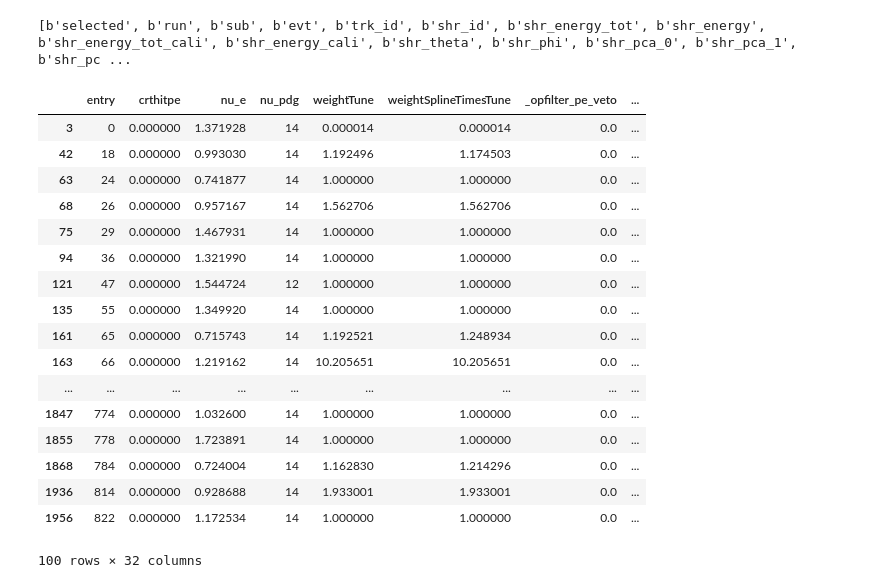
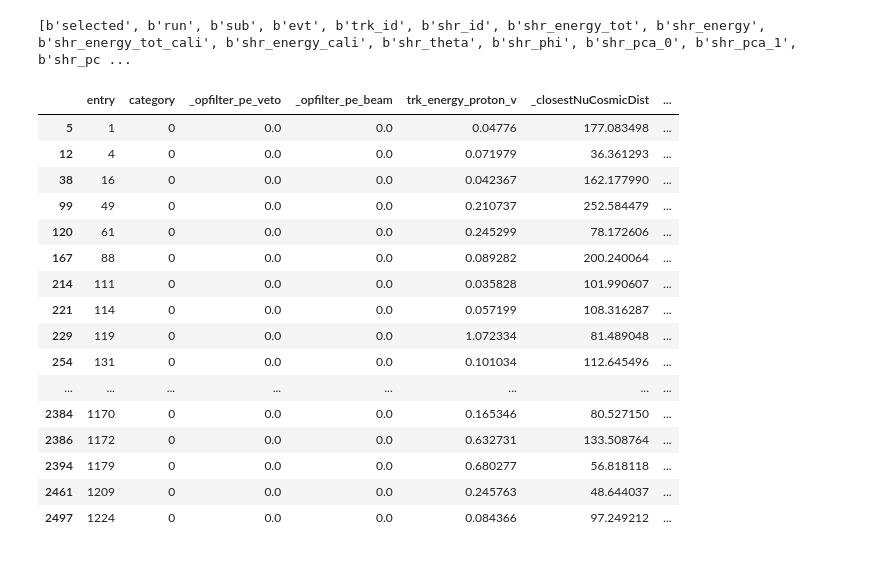
Before and after one commit to finnerudo/MScproject, a Jupyter notebook: Plotting_numu.ipynb, the cells around one changed output. Cells and saved outputs as stored; diff of their text form; code cells hidden in the pictures.

```diff
--- a/Plotting_numu.ipynb
+++ b/Plotting_numu.ipynb
@@ -302,27 +311,26 @@ df_data_EXT = neutrino_energy_data_EXT(EXT_tree)
 df_data = neutrino_energy(df_nu_tree_fhc)
 df_data_real = neutrino_energy_data_EXT(data_tree)
 # %%
-pd.set_option('display.max_rows', 100)
-df_data.head(100)
+pd.set_option('display.max_columns', 100)
+df_data_real.head(100)
 # %% [output]
-|  | entry | crthitpe | nu_e | nu_pdg | weightTune | weightSplineTimesTune | _opfilter_pe_veto | ... |
-| 3 | 0 | 0.000000 | 1.371928 | 14 | 0.000014 | 0.000014 | 0.0 | ... |
-| 42 | 18 | 0.000000 | 0.993030 | 14 | 1.192496 | 1.174503 | 0.0 | ... |
-| 63 | 24 | 0.000000 | 0.741877 | 14 | 1.000000 | 1.000000 | 0.0 | ... |
-| 68 | 26 | 0.000000 | 0.957167 | 14 | 1.562706 | 1.562706 | 0.0 | ... |
-| 75 | 29 | 0.000000 | 1.467931 | 14 | 1.000000 | 1.000000 | 0.0 | ... |
-| 94 | 36 | 0.000000 | 1.321990 | 14 | 1.000000 | 1.000000 | 0.0 | ... |
-| 121 | 47 | 0.000000 | 1.544724 | 12 | 1.000000 | 1.000000 | 0.0 | ... |
-| 135 | 55 | 0.000000 | 1.349920 | 14 | 1.000000 | 1.000000 | 0.0 | ... |
-| 161 | 65 | 0.000000 | 0.715743 | 14 | 1.192521 | 1.248934 | 0.0 | ... |
-| 163 | 66 | 0.000000 | 1.219162 | 14 | 10.205651 | 10.205651 | 0.0 | ... |
-| ... | ... | ... | ... | ... | ... | ... | ... | ... |
-| 1847 | 774 | 0.000000 | 1.032600 | 14 | 1.000000 | 1.000000 | 0.0 | ... |
-| 1855 | 778 | 0.000000 | 1.723891 | 14 | 1.000000 | 1.000000 | 0.0 | ... |
-| 1868 | 784 | 0.000000 | 0.724004 | 14 | 1.162830 | 1.214296 | 0.0 | ... |
-| 1936 | 814 | 0.000000 | 0.928688 | 14 | 1.933001 | 1.933001 | 0.0 | ... |
-| 1956 | 822 | 0.000000 | 1.172534 | 14 | 1.000000 | 1.000000 | 0.0 | ... |
+|  | entry | category | _opfilter_pe_veto | _opfilter_pe_beam | trk_energy_proton_v | _closestNuCosmicDist | ... |
+| 5 | 1 | 0 | 0.0 | 0.0 | 0.04776 | 177.083498 | ... |
+| 12 | 4 | 0 | 0.0 | 0.0 | 0.071979 | 36.361293 | ... |
+| 38 | 16 | 0 | 0.0 | 0.0 | 0.042367 | 162.177990 | ... |
+| 99 | 49 | 0 | 0.0 | 0.0 | 0.210737 | 252.584479 | ... |
+| 120 | 61 | 0 | 0.0 | 0.0 | 0.245299 | 78.172606 | ... |
+| 167 | 88 | 0 | 0.0 | 0.0 | 0.089282 | 200.240064 | ... |
+| 214 | 111 | 0 | 0.0 | 0.0 | 0.035828 | 101.990607 | ... |
+| 221 | 114 | 0 | 0.0 | 0.0 | 0.057199 | 108.316287 | ... |
+| 229 | 119 | 0 | 0.0 | 0.0 | 1.072334 | 81.489048 | ... |
+| 254 | 131 | 0 | 0.0 | 0.0 | 0.101034 | 112.645496 | ... |
+| ... | ... | ... | ... | ... | ... | ... | ... |
+| 2384 | 1170 | 0 | 0.0 | 0.0 | 0.165346 | 80.527150 | ... |
+| 2386 | 1172 | 0 | 0.0 | 0.0 | 0.632731 | 133.508764 | ... |
+| 2394 | 1179 | 0 | 0.0 | 0.0 | 0.680277 | 56.818118 | ... |
+| 2461 | 1209 | 0 | 0.0 | 0.0 | 0.245763 | 48.644037 | ... |
+| 2497 | 1224 | 0 | 0.0 | 0.0 | 0.084366 | 97.249212 | ... |
-100 rows × 32 columns
 # %%
 df_data['weightMCC8'] = 1.0
 df_data.loc[ df_data['weightTune'] <= 0, 'weightTune' ] = 1.
```
Also changed, not shown: parts of 17 cells of this notebook, 8 other files.
